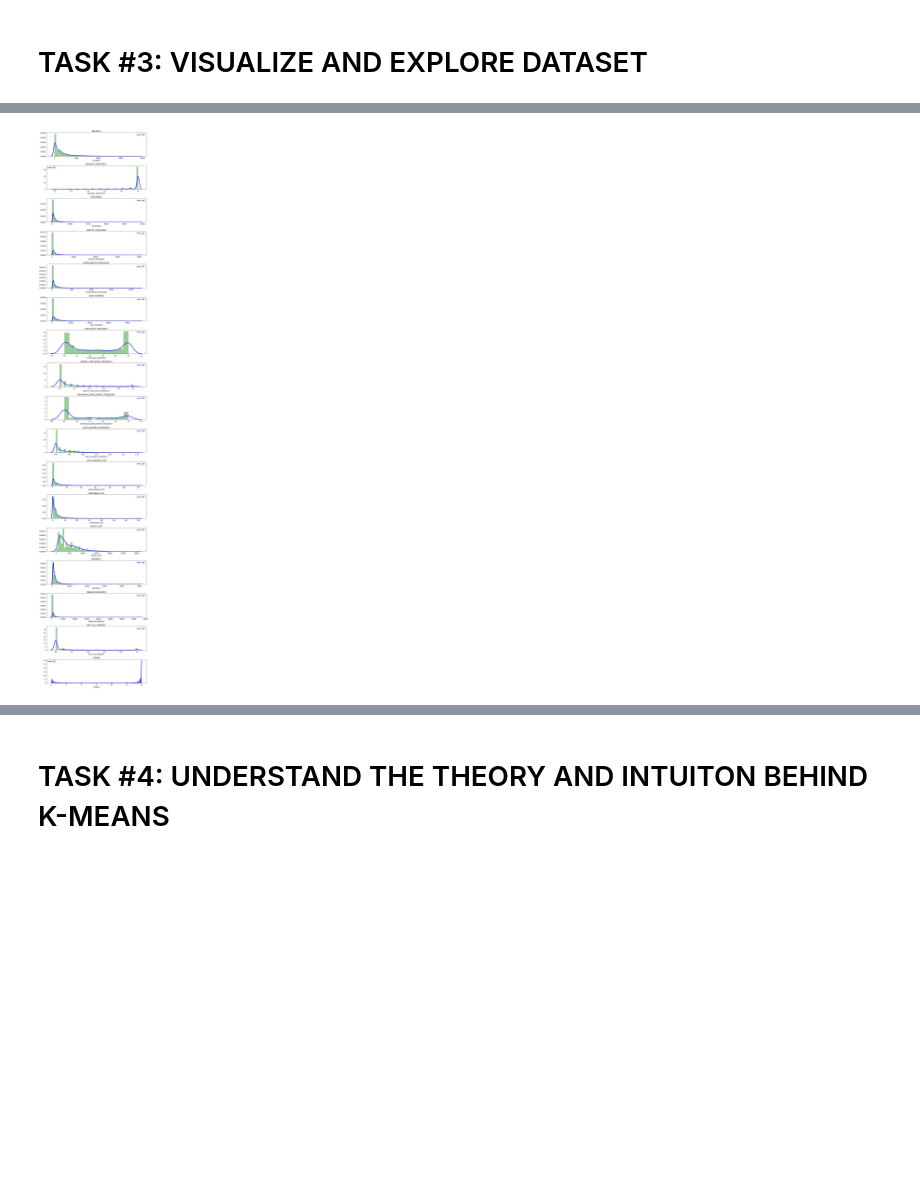
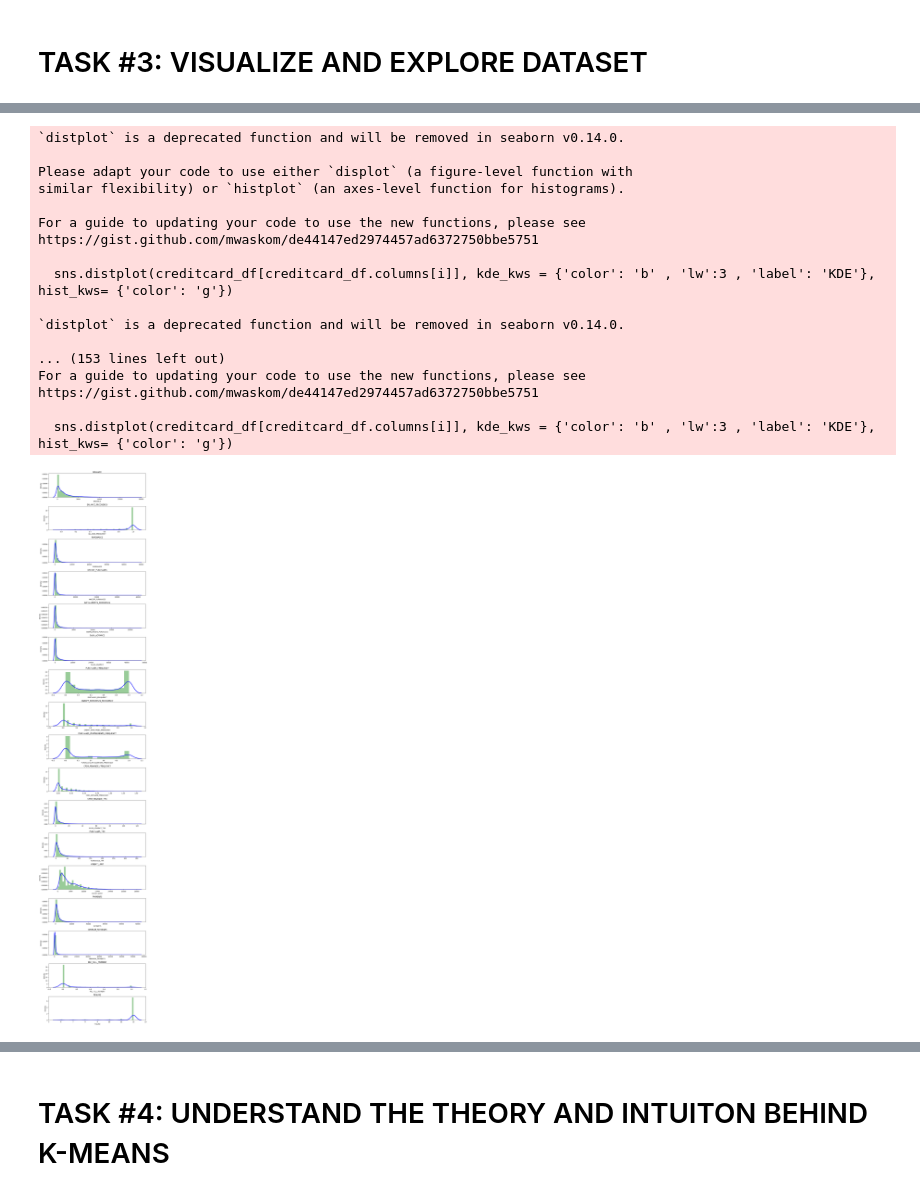
Before and after one commit to VipinBadoni26/DS_Marketing_Department, a Jupyter notebook: Marketing_Department_Skeleton.ipynb, the cells around one changed output, grey strips where cells are left out. Cells and saved outputs as stored; diff of their text form; code cells hidden in the pictures; blank space fills up the shorter version.

```diff
--- a/Marketing_Department_Skeleton.ipynb
+++ b/Marketing_Department_Skeleton.ipynb
@@ -47,6 +47,7 @@ drive.mount('/content/drive')
 Drive already mounted at /content/drive; to attempt to forcibly remount, call drive.mount("/content/drive", force_remount=True).
 # %%
 # You have to include the full link to the csv file containing your dataset
+creditcard_df = pd.read_csv('/content/drive/MyDrive/Colab Notebooks/Additional Case Study/Marketing Department/Marketing_data.csv')
 
 # CUSTID: Identification of Credit Card holder
 # BALANCE: Balance amount left in customer's account to make purchases
@@ -66,3 +67,5 @@ Drive already mounted at /content/drive; to attempt to forcibly remount, call dr
 # MINIMUM_PAYMENTS: Minimum amount of payments made by user
 # PRC_FULL_PAYMENT: Percent of full payment paid by user
 # TENURE: Tenure of credit card service for user
+
+creditcard_df
@@ -132,4 +170,6 @@ dtype: int64
 # %%
 # Fill up the missing elements with mean of the 'MINIMUM_PAYMENT'
+creditcard_df.loc[(creditcard_df['MINIMUM_PAYMENTS'].isnull()== True), 'MINIMUM_PAYMENTS'] = creditcard_df['MINIMUM_PAYMENTS'].mean()
 # %%
 # Fill up the missing elements with mean of the 'CREDIT_LIMIT'
+creditcard_df.loc[(creditcard_df['CREDIT_LIMIT'].isnull()== True), 'CREDIT_LIMIT'] = creditcard_df['CREDIT_LIMIT'].mean()
@@ -144,2 +207,3 @@ dtype: int64
 # %%
 # Let's drop Customer ID since it has no meaning here
+creditcard_df.drop('CUST_ID', axis=1, inplace = True)
@@ -166,18 +233,44 @@ Index(['BALANCE', 'BALANCE_FREQUENCY', 'PURCHASES', 'ONEOFF_PURCHASES',
 # %%
 # distplot combines the matplotlib.hist function with seaborn kdeplot()
 # KDE Plot represents the Kernel Density Estimate
 # KDE is used for visualizing the Probability Density of a continuous variable.
 # KDE demonstrates the probability density at different values in a continuous variable.
 
 # Mean of balance is $1500
 # 'Balance_Frequency' for most customers is updated frequently ~1
 # For 'PURCHASES_FREQUENCY', there are two distinct group of customers
 # For 'ONEOFF_PURCHASES_FREQUENCY' and 'PURCHASES_INSTALLMENT_FREQUENCY' most users don't do one off puchases or installment purchases frequently
 # Very small number of customers pay their balance in full 'PRC_FULL_PAYMENT'~0
 # Credit limit average is around $4500
 # Most customers are ~11 years tenure
+
+
+plt.figure(figsize=(10,50))
+for i in range(len(creditcard_df.columns)):
+  plt.subplot(17, 1, i+1)
+  sns.distplot(creditcard_df[creditcard_df.columns[i]], kde_kws = {'color': 'b' , 'lw':3 , 'label': 'KDE'}, hist_kws= {'color': 'g'})
+  plt.title(creditcard_df.columns[i])
+
+plt.tight_layout()
 # %% [output]
+`distplot` is a deprecated function and will be removed in seaborn v0.14.0.
+
+Please adapt your code to use either `displot` (a figure-level function with
+similar flexibility) or `histplot` (an axes-level function for histograms).
+
+For a guide to updating your code to use the new functions, please see
+https://gist.github.com/mwaskom/de44147ed2974457ad6372750bbe5751
+
+  sns.distplot(creditcard_df[creditcard_df.columns[i]], kde_kws = {'color': 'b' , 'lw':3 , 'label': 'KDE'}, hist_kws= {'color': 'g'})
+
+`distplot` is a deprecated function and will be removed in seaborn v0.14.0.
+
+... (153 lines left out)
+For a guide to updating your code to use the new functions, please see
+https://gist.github.com/mwaskom/de44147ed2974457ad6372750bbe5751
+
+  sns.distplot(creditcard_df[creditcard_df.columns[i]], kde_kws = {'color': 'b' , 'lw':3 , 'label': 'KDE'}, hist_kws= {'color': 'g'})
-[figure, old version]
+[figure, new version]
 # %%
 # sns.pairplot(creditcard_df)
 # Correlation between 'PURCHASES' and ONEOFF_PURCHASES & INSTALMENT_PURCHASES
```
Also changed, not shown: parts of 72 cells of this notebook.
